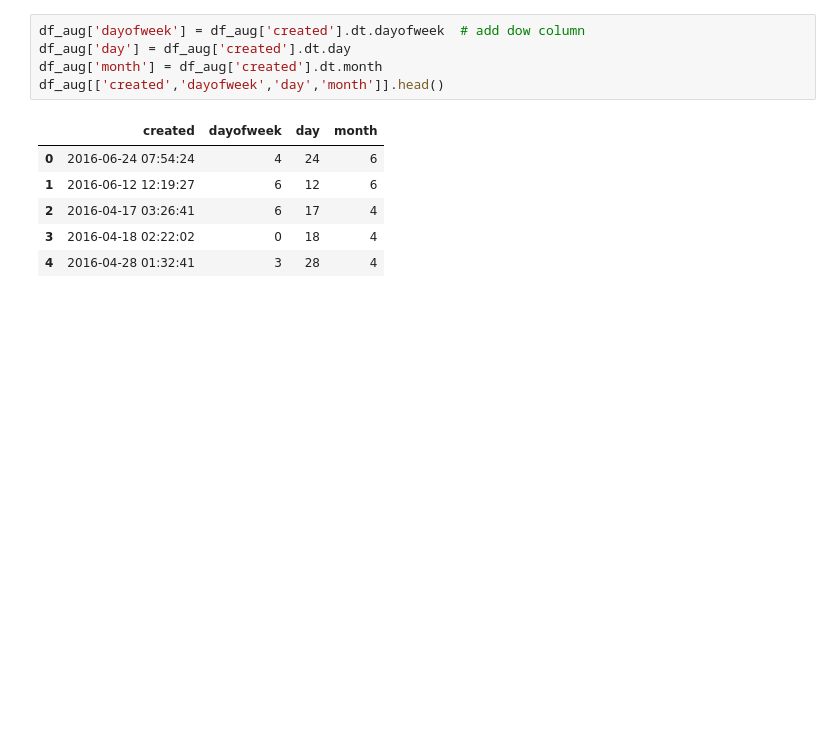
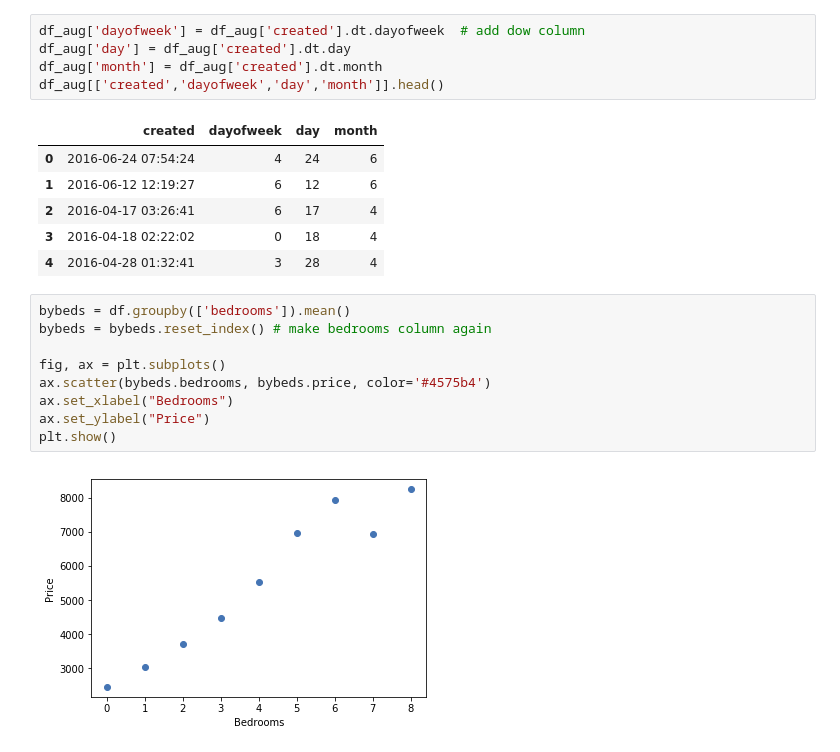
Before and after one commit to rasoh/ter_mlbook, a Jupyter notebook: ml_book.ipynb, the cells around one changed output. Drawn from its saved outputs; the diff is of its cells as text; blank space fills up the shorter version.

```diff
--- a/ml_book.ipynb
+++ b/ml_book.ipynb
@@ -453,3 +453,14 @@ df_aug[['created','dayofweek','day','month']].head()
 | 2 | 2016-04-17 03:26:41 | 6 | 17 | 4 |
 | 3 | 2016-04-18 02:22:02 | 0 | 18 | 4 |
 | 4 | 2016-04-28 01:32:41 | 3 | 28 | 4 |
+# %%
+bybeds = df.groupby(['bedrooms']).mean()
+bybeds = bybeds.reset_index() # make bedrooms column again
+
+fig, ax = plt.subplots()
+ax.scatter(bybeds.bedrooms, bybeds.price, color='#4575b4')
+ax.set_xlabel("Bedrooms")
+ax.set_ylabel("Price")
+plt.show()
+# %% [output]
+[figure, added]
```
Also changed, not shown: parts of 34 cells of this notebook.
